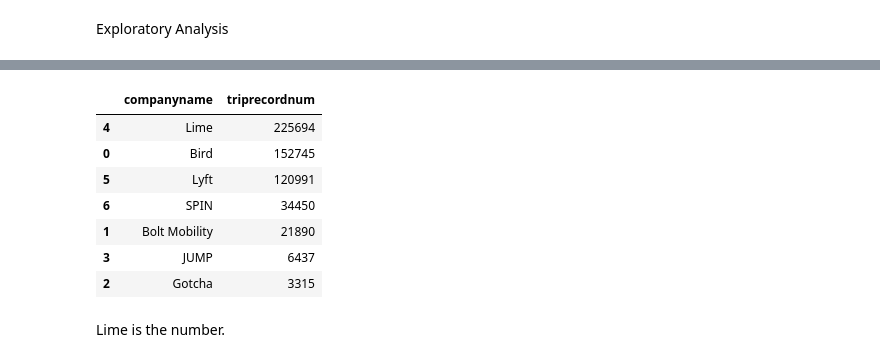
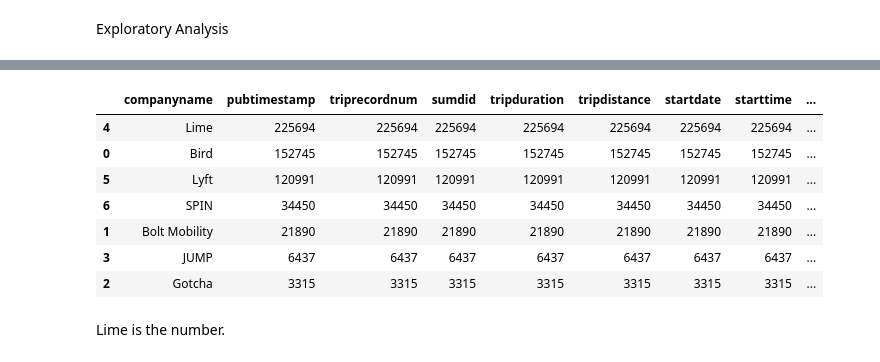
Before and after one commit to NSS-Full-Time-Data-Analytics-11/nashville-scooters-patches, a Jupyter notebook: notebook/scooters.ipynb, the cells around one changed output, grey strips where cells are left out. Cells and saved outputs as stored; diff of their text form; code cells hidden in the pictures.

```diff
--- a/notebook/scooters.ipynb
+++ b/notebook/scooters.ipynb
@@ -411,18 +409,18 @@ trips.head(2)
 # %%
 # which company has the most scooter in use
 # %%
-(trips.groupby(['companyname'])['triprecordnum']
+(trips.groupby(['companyname'])
  .count()
- .reset_index().sort_values(by = 'triprecordnum', ascending = False)).head(10)
+ .reset_index().sort_values(by = 'sumdid', ascending = False)).head(10)
 # %% [output]
-|  | companyname | triprecordnum |
-| 4 | Lime | 225694 |
-| 0 | Bird | 152745 |
-| 5 | Lyft | 120991 |
-| 6 | SPIN | 34450 |
-| 1 | Bolt Mobility | 21890 |
-| 3 | JUMP | 6437 |
-| 2 | Gotcha | 3315 |
+|  | companyname | pubtimestamp | triprecordnum | sumdid | tripduration | tripdistance | startdate | starttime | ... |
+| 4 | Lime | 225694 | 225694 | 225694 | 225694 | 225694 | 225694 | 225694 | ... |
+| 0 | Bird | 152745 | 152745 | 152745 | 152745 | 152745 | 152745 | 152745 | ... |
+| 5 | Lyft | 120991 | 120991 | 120991 | 120991 | 120991 | 120991 | 120991 | ... |
+| 6 | SPIN | 34450 | 34450 | 34450 | 34450 | 34450 | 34450 | 34450 | ... |
+| 1 | Bolt Mobility | 21890 | 21890 | 21890 | 21890 | 21890 | 21890 | 21890 | ... |
+| 3 | JUMP | 6437 | 6437 | 6437 | 6437 | 6437 | 6437 | 6437 | ... |
+| 2 | Gotcha | 3315 | 3315 | 3315 | 3315 | 3315 | 3315 | 3315 | ... |
 # %% [markdown]
 Lime is the number.
 # %%
```
Also changed, not shown: parts of 33 cells of this notebook, 1 other file.
